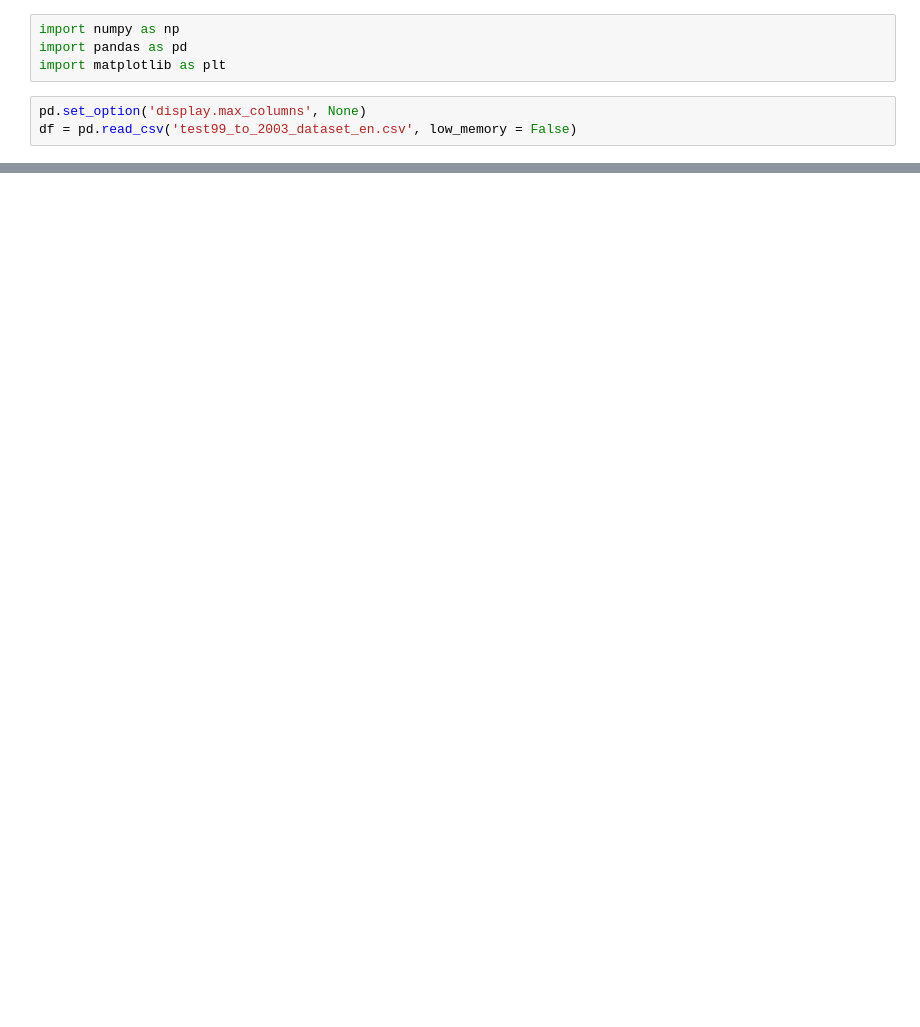
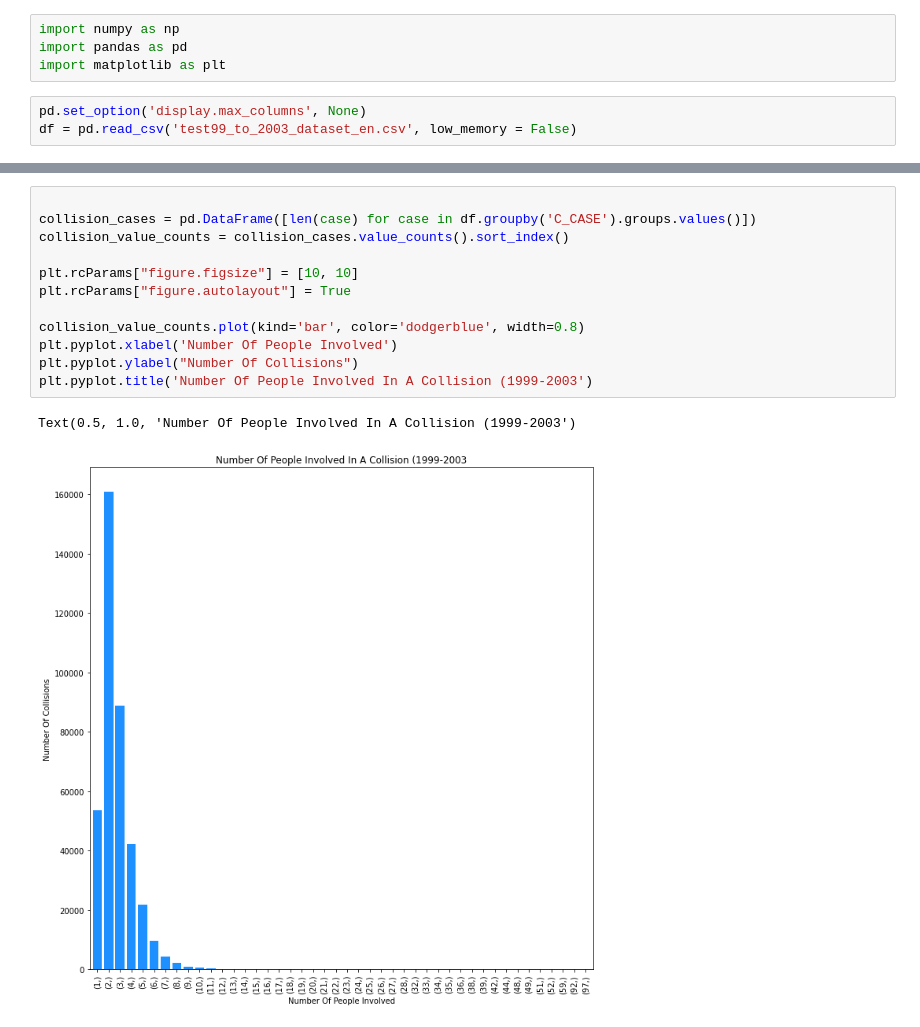
Before and after one commit to RSA000/School-Notes, a Jupyter notebook: Python_Mini_Projects/Canada_Collisions/collisions.ipynb, the cells around one changed output, grey strips where cells are left out. Drawn from its saved outputs; the diff is of its cells as text; blank space fills up the shorter version.

```diff
--- a/Python_Mini_Projects/Canada_Collisions/collisions.ipynb
+++ b/Python_Mini_Projects/Canada_Collisions/collisions.ipynb
@@ -29,0 +70,15 @@ sample
+# %%
+
+collision_cases = pd.DataFrame([len(case) for case in df.groupby('C_CASE').groups.values()])
+collision_value_counts = collision_cases.value_counts().sort_index()
+
+plt.rcParams["figure.figsize"] = [10, 10]
+plt.rcParams["figure.autolayout"] = True
+
+collision_value_counts.plot(kind='bar', color='dodgerblue', width=0.8)
+plt.pyplot.xlabel('Number Of People Involved')
+plt.pyplot.ylabel("Number Of Collisions")
+plt.pyplot.title('Number Of People Involved In A Collision (1999-2003')
+# %% [output]
+Text(0.5, 1.0, 'Number Of People Involved In A Collision (1999-2003')
+[figure, added]
```
Also changed, not shown: parts of 8 cells of this notebook, 32 other files.
